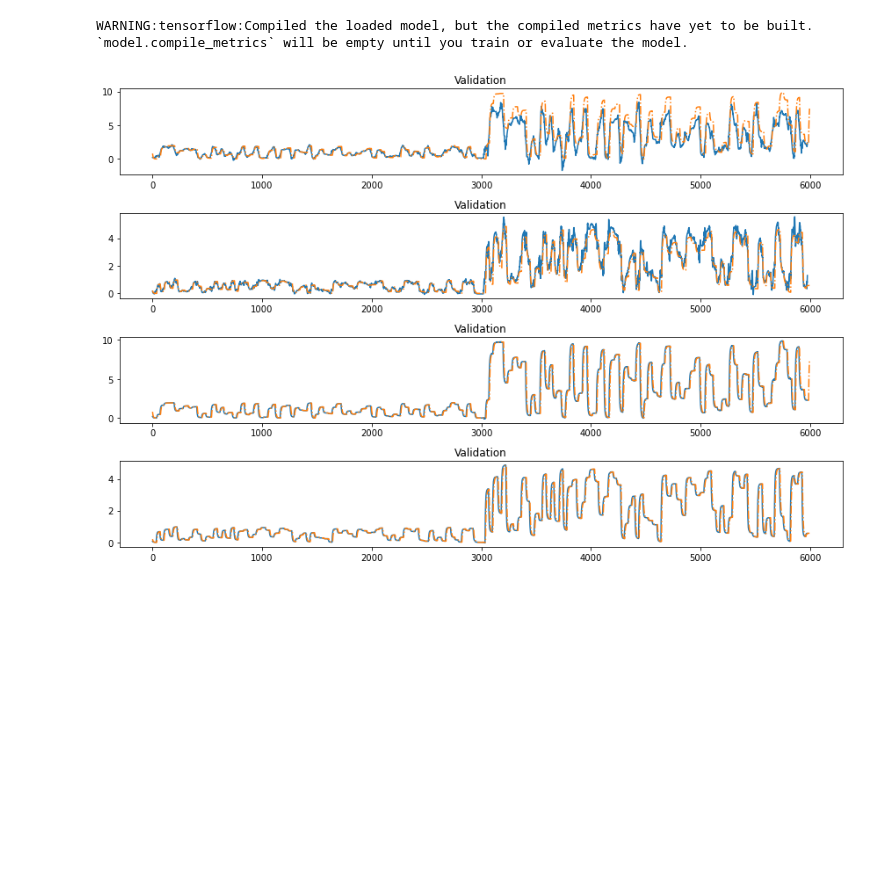
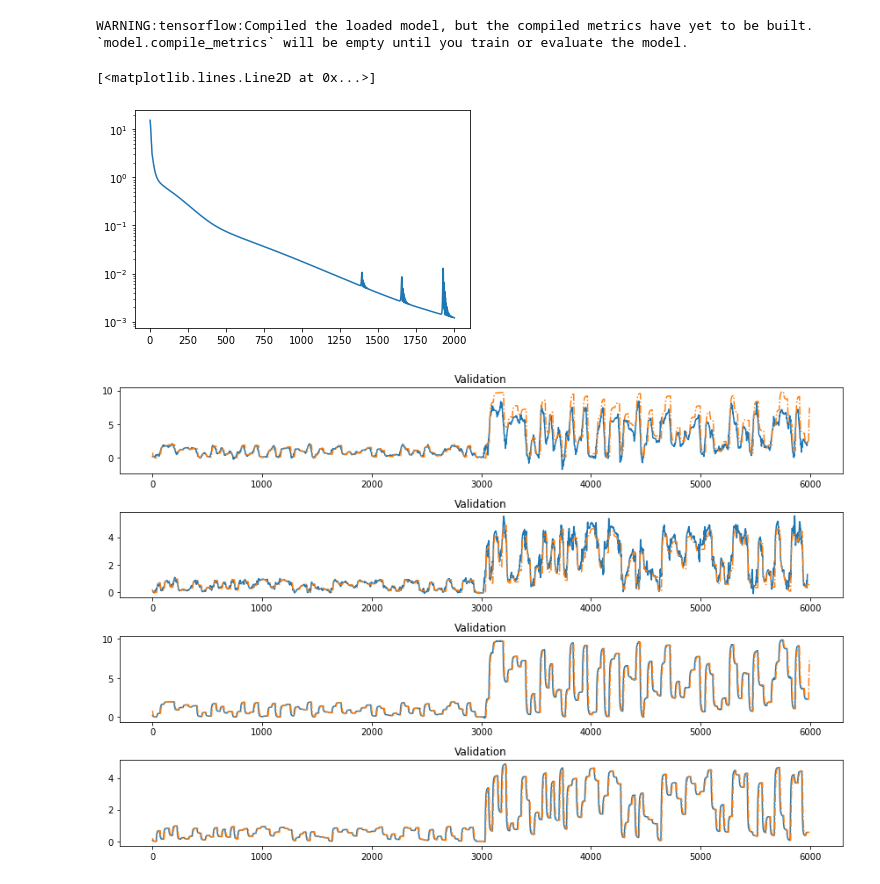
Before and after one commit to BYU-PRISM/Transformer_MPC, a Jupyter notebook: 03_HybridModel/pinn_fopdt_mimo_transformer_multistep.ipynb, the cells around one changed output. Saved outputs shown, nothing was run; the diff lists cells and outputs as text; code cells hidden in the pictures; blank space fills up the shorter version.

```diff
--- a/03_HybridModel/pinn_fopdt_mimo_transformer_multistep.ipynb
+++ b/03_HybridModel/pinn_fopdt_mimo_transformer_multistep.ipynb
@@ -393,6 +393,11 @@ It 02000: loss = 1.21676351e-03
 solver2.model.save('PINN_FOPDT_mimo_multistep_Trans_pinn_on.h5')
 # %% [output]
 WARNING:tensorflow:Compiled the loaded model, but the compiled metrics have yet to be built. `model.compile_metrics` will be empty until you train or evaluate the model.
+# %%
+plt.semilogy(solver2.hist)
+# %% [output]
+[<matplotlib.lines.Line2D at 0x...>]
+[figure, added]
 # %%
 # save_gif_PIL("pinn_on.gif", solver2.files, fps=50, loop=0)
 # %%
```
Also changed, not shown: parts of 14 cells of this notebook, 26 other files.
